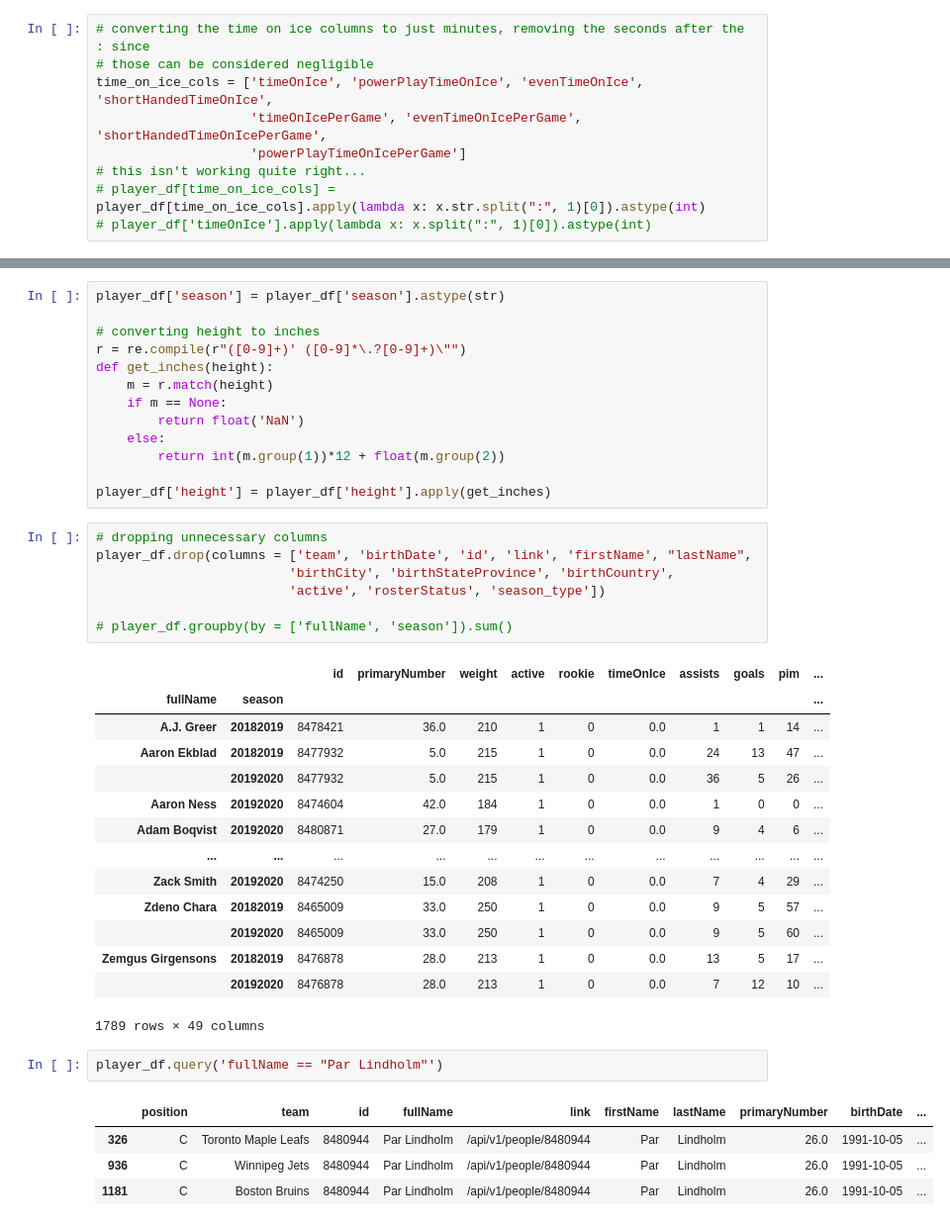
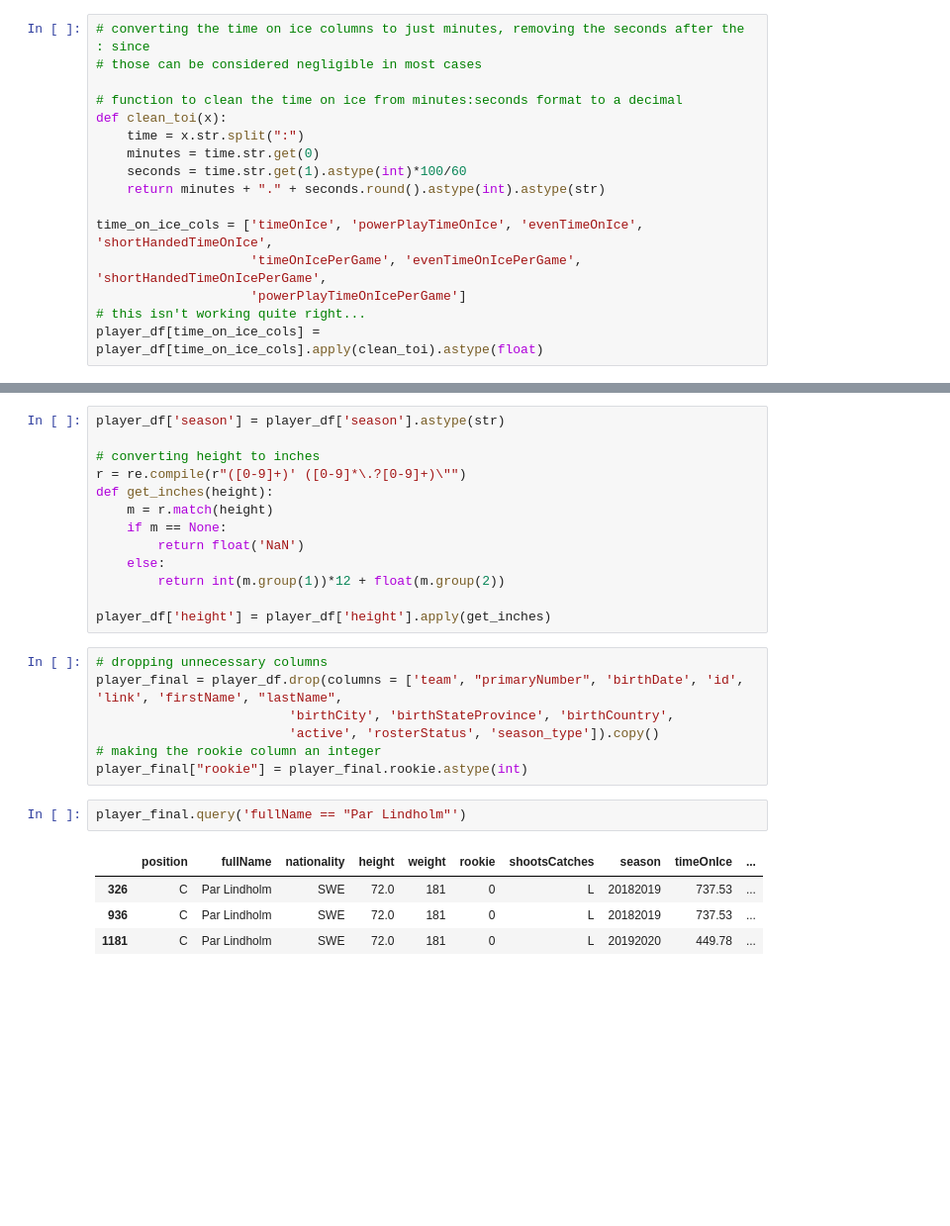
Before and after one commit to sjacobson94/COMP4449, a Jupyter notebook: midterm_project/analysis.ipynb, the cells around one changed output, grey strips where cells are left out. Shown at 99% size. Drawn from its saved outputs; the diff is of its cells as text; blank space fills up the shorter version.

Commit message:
Finished data cleaning, ready for plotting and modeling

```diff
--- a/midterm_project/analysis.ipynb
+++ b/midterm_project/analysis.ipynb
@@ -141,11 +199,17 @@ player_df.head()
 | 4 | D | New Jersey Devils | 8473468 | Eric Gryba | /api/v1/people/8473468 | Eric | Gryba | 2.0 | 1988-04-14 | ... |
 # %%
 # converting the time on ice columns to just minutes, removing the seconds after the : since
-# those can be considered negligible
+# those can be considered negligible in most cases
+
+# function to clean the time on ice from minutes:seconds format to a decimal
+def clean_toi(x):
+    time = x.str.split(":")
+    minutes = time.str.get(0)
+    seconds = time.str.get(1).astype(int)*100/60
+    return minutes + "." + seconds.round().astype(int).astype(str)
+
 time_on_ice_cols = ['timeOnIce', 'powerPlayTimeOnIce', 'evenTimeOnIce', 'shortHandedTimeOnIce',
                     'timeOnIcePerGame', 'evenTimeOnIcePerGame', 'shortHandedTimeOnIcePerGame',
                     'powerPlayTimeOnIcePerGame']
 # this isn't working quite right...
-# player_df[time_on_ice_cols] =
-player_df[time_on_ice_cols].apply(lambda x: x.str.split(":", 1)[0]).astype(int)
-# player_df['timeOnIce'].apply(lambda x: x.split(":", 1)[0]).astype(int)
+player_df[time_on_ice_cols] = player_df[time_on_ice_cols].apply(clean_toi).astype(float)
@@ -168,30 +228,15 @@ def get_inches(height):
 player_df['height'] = player_df['height'].apply(get_inches)
 # %%
 # dropping unnecessary columns
-player_df.drop(columns = ['team', 'birthDate', 'id', 'link', 'firstName', "lastName",
+player_final = player_df.drop(columns = ['team', "primaryNumber", 'birthDate', 'id', 'link', 'firstName', "lastName",
                          'birthCity', 'birthStateProvince', 'birthCountry',
-                         'active', 'rosterStatus', 'season_type'])
-
-# player_df.groupby(by = ['fullName', 'season']).sum()
+                         'active', 'rosterStatus', 'season_type']).copy()
+# making the rookie column an integer
+player_final["rookie"] = player_final.rookie.astype(int)
-# %% [output]
-|  |  | id | primaryNumber | weight | active | rookie | timeOnIce | assists | goals | pim | ... |
-| fullName | season |  |  |  |  |  |  |  |  |  | ... |
-| A.J. Greer | 20182019 | 8478421 | 36.0 | 210 | 1 | 0 | 0.0 | 1 | 1 | 14 | ... |
-| Aaron Ekblad | 20182019 | 8477932 | 5.0 | 215 | 1 | 0 | 0.0 | 24 | 13 | 47 | ... |
-|  | 20192020 | 8477932 | 5.0 | 215 | 1 | 0 | 0.0 | 36 | 5 | 26 | ... |
-| Aaron Ness | 20192020 | 8474604 | 42.0 | 184 | 1 | 0 | 0.0 | 1 | 0 | 0 | ... |
-| Adam Boqvist | 20192020 | 8480871 | 27.0 | 179 | 1 | 0 | 0.0 | 9 | 4 | 6 | ... |
-| ... | ... | ... | ... | ... | ... | ... | ... | ... | ... | ... | ... |
-| Zack Smith | 20192020 | 8474250 | 15.0 | 208 | 1 | 0 | 0.0 | 7 | 4 | 29 | ... |
-| Zdeno Chara | 20182019 | 8465009 | 33.0 | 250 | 1 | 0 | 0.0 | 9 | 5 | 57 | ... |
-|  | 20192020 | 8465009 | 33.0 | 250 | 1 | 0 | 0.0 | 9 | 5 | 60 | ... |
-| Zemgus Girgensons | 20182019 | 8476878 | 28.0 | 213 | 1 | 0 | 0.0 | 13 | 5 | 17 | ... |
-|  | 20192020 | 8476878 | 28.0 | 213 | 1 | 0 | 0.0 | 7 | 12 | 10 | ... |
-1789 rows × 49 columns
 # %%
-player_df.query('fullName == "Par Lindholm"')
+player_final.query('fullName == "Par Lindholm"')
 # %% [output]
-|  | position | team | id | fullName | link | firstName | lastName | primaryNumber | birthDate | ... |
-| 326 | C | Toronto Maple Leafs | 8480944 | Par Lindholm | /api/v1/people/8480944 | Par | Lindholm | 26.0 | 1991-10-05 | ... |
-| 936 | C | Winnipeg Jets | 8480944 | Par Lindholm | /api/v1/people/8480944 | Par | Lindholm | 26.0 | 1991-10-05 | ... |
-| 1181 | C | Boston Bruins | 8480944 | Par Lindholm | /api/v1/people/8480944 | Par | Lindholm | 26.0 | 1991-10-05 | ... |
+|  | position | fullName | nationality | height | weight | rookie | shootsCatches | season | timeOnIce | ... |
+| 326 | C | Par Lindholm | SWE | 72.0 | 181 | 0 | L | 20182019 | 737.53 | ... |
+| 936 | C | Par Lindholm | SWE | 72.0 | 181 | 0 | L | 20182019 | 737.53 | ... |
+| 1181 | C | Par Lindholm | SWE | 72.0 | 181 | 0 | L | 20192020 | 449.78 | ... |
```
Also changed, not shown: parts of 10 cells of this notebook.
